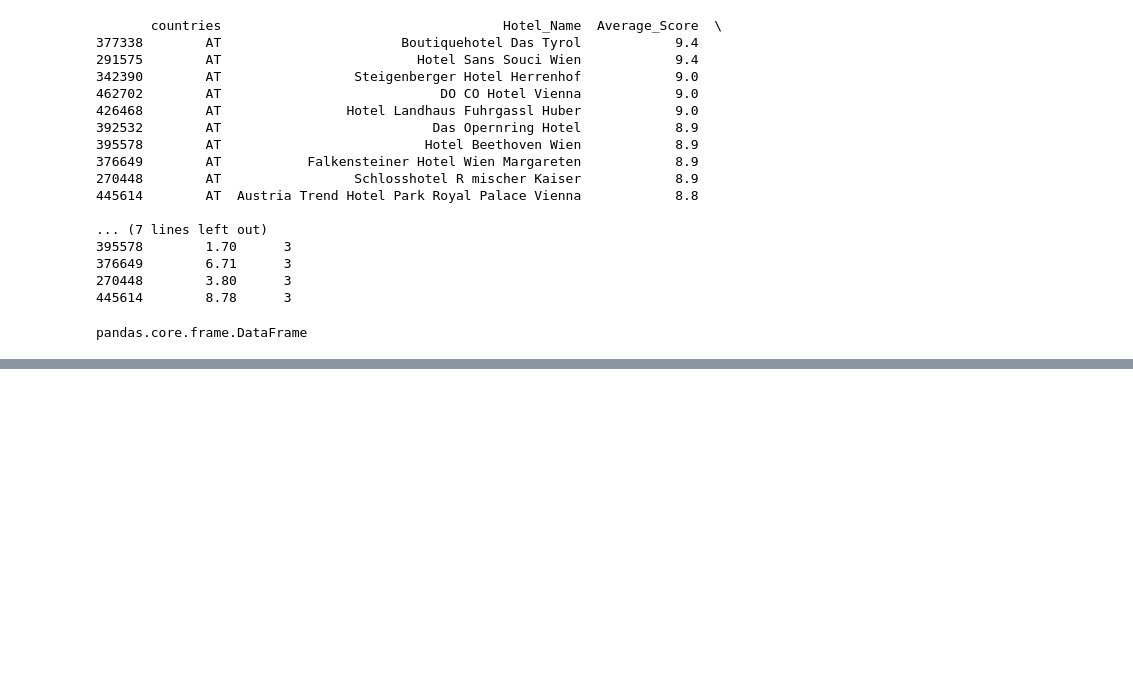
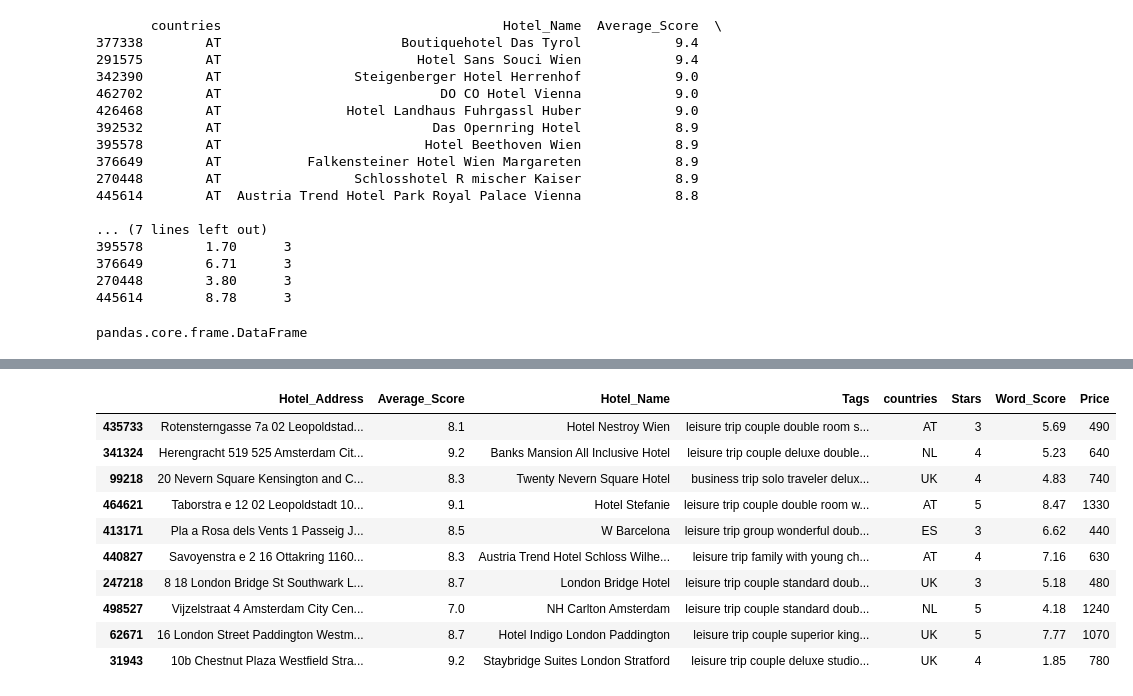
Before and after one commit to AvirupRay/Hotel-Recommendations-Based-on-Customer-Feedback, a Jupyter notebook: cleanData.ipynb, the cells around one changed output, grey strips where cells are left out. Saved outputs shown, nothing was run; the diff lists cells and outputs as text; code cells hidden in the pictures; blank space fills up the shorter version.

```diff
--- a/cleanData.ipynb
+++ b/cleanData.ipynb
@@ -264,0 +396,16 @@ hotelData["Prices"]=hotelData["Hotel_Name"].map(Prices)
+# %%
+hotelData['Price']=hotelData['Price']/10
+# %%
+hotelData.sample(10)
+# %% [output]
+|  | Hotel_Address | Average_Score | Hotel_Name | Tags | countries | Stars | Word_Score | Price |
+| 435733 | Rotensterngasse 7a 02 Leopoldstad... | 8.1 | Hotel Nestroy Wien | leisure trip couple double room s... | AT | 3 | 5.69 | 490 |
+| 341324 | Herengracht 519 525 Amsterdam Cit... | 9.2 | Banks Mansion All Inclusive Hotel | leisure trip couple deluxe double... | NL | 4 | 5.23 | 640 |
+| 99218 | 20 Nevern Square Kensington and C... | 8.3 | Twenty Nevern Square Hotel | business trip solo traveler delux... | UK | 4 | 4.83 | 740 |
+| 464621 | Taborstra e 12 02 Leopoldstadt 10... | 9.1 | Hotel Stefanie | leisure trip couple double room w... | AT | 5 | 8.47 | 1330 |
+| 413171 | Pla a Rosa dels Vents 1 Passeig J... | 8.5 | W Barcelona | leisure trip group wonderful doub... | ES | 3 | 6.62 | 440 |
+| 440827 | Savoyenstra e 2 16 Ottakring 1160... | 8.3 | Austria Trend Hotel Schloss Wilhe... | leisure trip family with young ch... | AT | 4 | 7.16 | 630 |
+| 247218 | 8 18 London Bridge St Southwark L... | 8.7 | London Bridge Hotel | leisure trip couple standard doub... | UK | 3 | 5.18 | 480 |
+| 498527 | Vijzelstraat 4 Amsterdam City Cen... | 7.0 | NH Carlton Amsterdam | leisure trip couple standard doub... | NL | 5 | 4.18 | 1240 |
+| 62671 | 16 London Street Paddington Westm... | 8.7 | Hotel Indigo London Paddington | leisure trip couple superior king... | UK | 5 | 7.77 | 1070 |
+| 31943 | 10b Chestnut Plaza Westfield Stra... | 9.2 | Staybridge Suites London Stratford | leisure trip couple deluxe studio... | UK | 4 | 1.85 | 780 |
```
Also changed, not shown: parts of 11 cells of this notebook, 3 other files.
